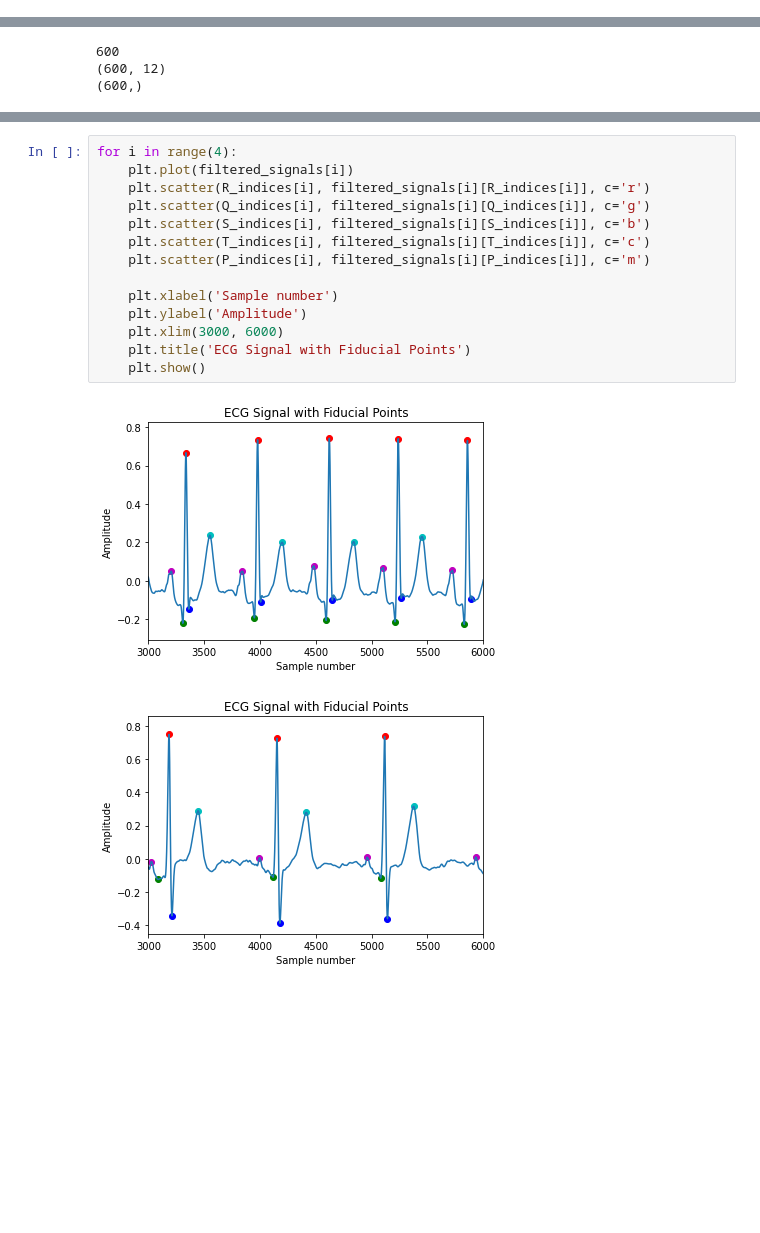
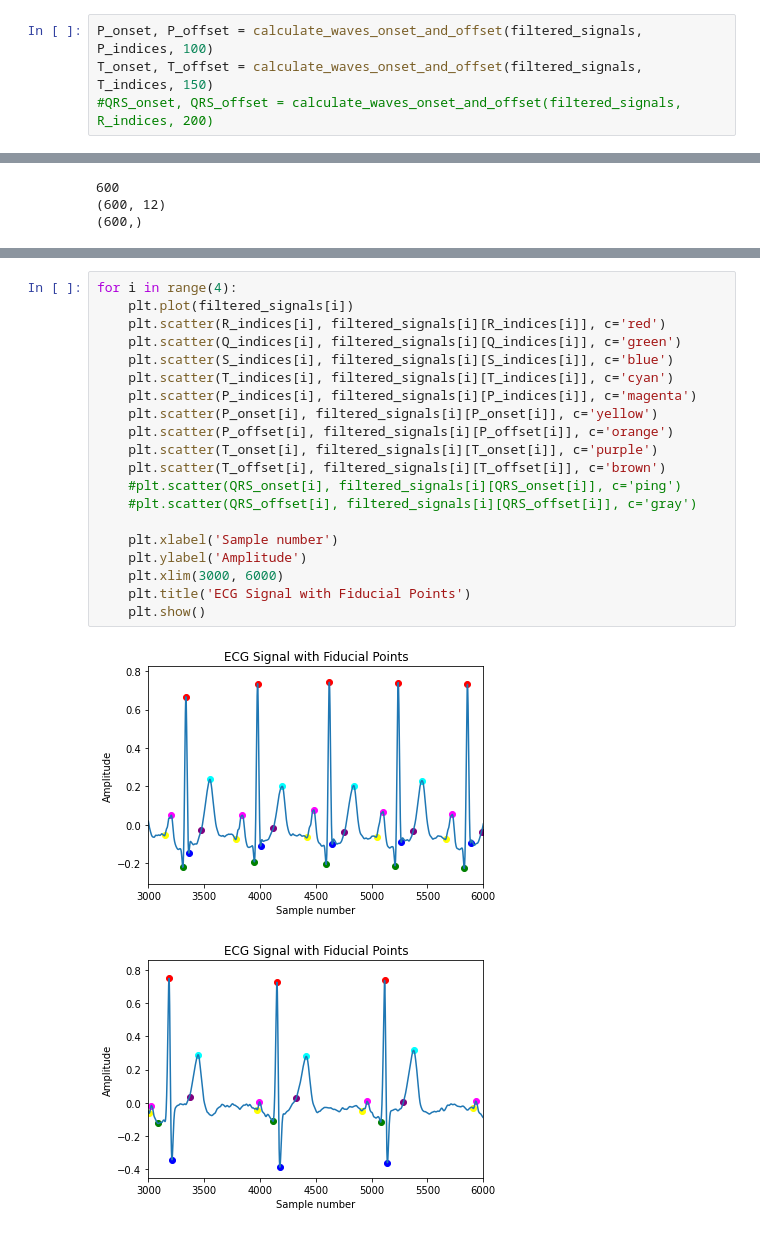
Before and after one commit to AKSYOA/ECG-Based-Authentication, a Jupyter notebook: HCI - Project test.ipynb, the cells around one changed output, grey strips where cells are left out. Saved outputs shown, nothing was run; the diff lists cells and outputs as text; blank space fills up the shorter version.

Commit message:
Find onset and offset of different waves

```diff
--- a/HCI - Project test.ipynb
+++ b/HCI - Project test.ipynb
@@ -327,3 +368,7 @@ for i in range(4):
+# %%
+P_onset, P_offset = calculate_waves_onset_and_offset(filtered_signals, P_indices, 100)
+T_onset, T_offset = calculate_waves_onset_and_offset(filtered_signals, T_indices, 150)
+#QRS_onset, QRS_offset = calculate_waves_onset_and_offset(filtered_signals, R_indices, 200)
 # %%
 features3 = []
 beats_classes = []
@@ -384,17 +420,23 @@ Please also refer to the documentation for alternative solver options:
 # %%
 for i in range(4):
     plt.plot(filtered_signals[i])
-    plt.scatter(R_indices[i], filtered_signals[i][R_indices[i]], c='r')
-    plt.scatter(Q_indices[i], filtered_signals[i][Q_indices[i]], c='g')
-    plt.scatter(S_indices[i], filtered_signals[i][S_indices[i]], c='b')
-    plt.scatter(T_indices[i], filtered_signals[i][T_indices[i]], c='c')
-    plt.scatter(P_indices[i], filtered_signals[i][P_indices[i]], c='m')
+    plt.scatter(R_indices[i], filtered_signals[i][R_indices[i]], c='red')
+    plt.scatter(Q_indices[i], filtered_signals[i][Q_indices[i]], c='green')
+    plt.scatter(S_indices[i], filtered_signals[i][S_indices[i]], c='blue')
+    plt.scatter(T_indices[i], filtered_signals[i][T_indices[i]], c='cyan')
+    plt.scatter(P_indices[i], filtered_signals[i][P_indices[i]], c='magenta')
+    plt.scatter(P_onset[i], filtered_signals[i][P_onset[i]], c='yellow')
+    plt.scatter(P_offset[i], filtered_signals[i][P_offset[i]], c='orange')
+    plt.scatter(T_onset[i], filtered_signals[i][T_onset[i]], c='purple')
+    plt.scatter(T_offset[i], filtered_signals[i][T_offset[i]], c='brown')
+    #plt.scatter(QRS_onset[i], filtered_signals[i][QRS_onset[i]], c='ping')
+    #plt.scatter(QRS_offset[i], filtered_signals[i][QRS_offset[i]], c='gray')
 
     plt.xlabel('Sample number')
     plt.ylabel('Amplitude')
     plt.xlim(3000, 6000)
     plt.title('ECG Signal with Fiducial Points')
     plt.show()
 # %% [output]
-[figure, old version]
+[figure, new version]
-[figure, old version]
+[figure, new version]
```
Also changed, not shown: parts of 4 cells of this notebook.
